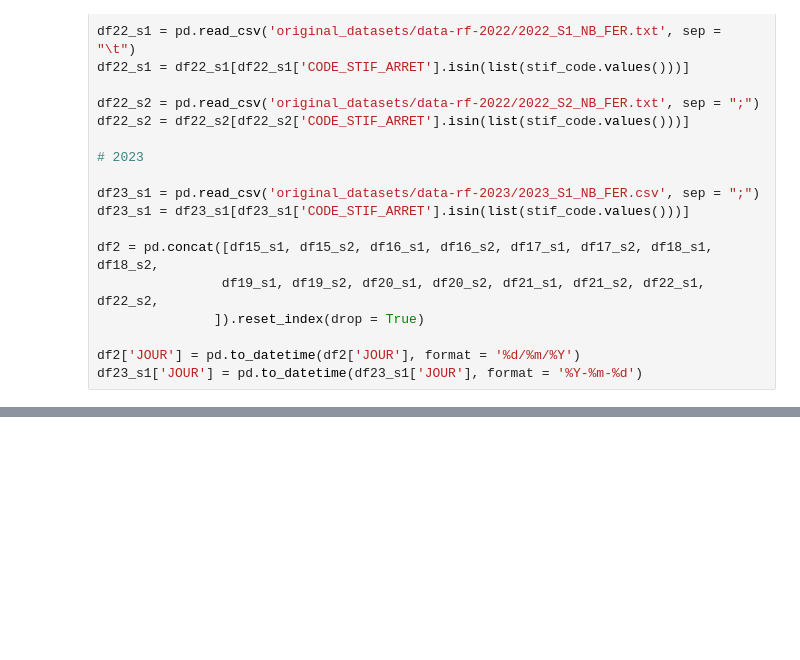
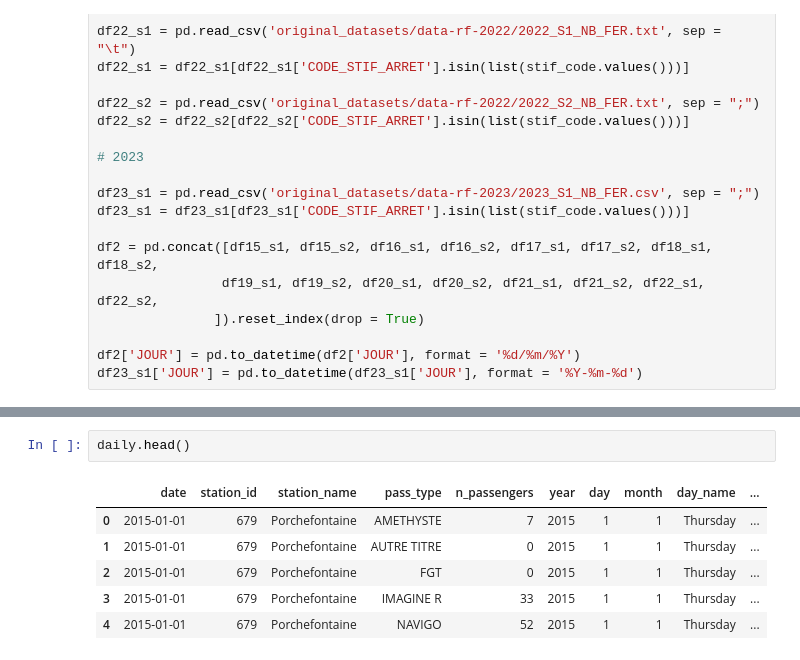
Before and after one commit to lucas-lfp/even-flow__railway-traffic-dashboard, a Jupyter notebook: ef_versailles.ipynb, the cells around one changed output, grey strips where cells are left out. Cells and saved outputs as stored; diff of their text form; blank space fills up the shorter version.

```diff
--- a/ef_versailles.ipynb
+++ b/ef_versailles.ipynb
@@ -165,0 +206,9 @@ infos_v.head()
+# %%
+daily.head()
+# %% [output]
+|  | date | station_id | station_name | pass_type | n_passengers | year | day | month | day_name | ... |
+| 0 | 2015-01-01 | 679 | Porchefontaine | AMETHYSTE | 7 | 2015 | 1 | 1 | Thursday | ... |
+| 1 | 2015-01-01 | 679 | Porchefontaine | AUTRE TITRE | 0 | 2015 | 1 | 1 | Thursday | ... |
+| 2 | 2015-01-01 | 679 | Porchefontaine | FGT | 0 | 2015 | 1 | 1 | Thursday | ... |
+| 3 | 2015-01-01 | 679 | Porchefontaine | IMAGINE R | 33 | 2015 | 1 | 1 | Thursday | ... |
+| 4 | 2015-01-01 | 679 | Porchefontaine | NAVIGO | 52 | 2015 | 1 | 1 | Thursday | ... |
```
Also changed, not shown: parts of 10 cells of this notebook.
